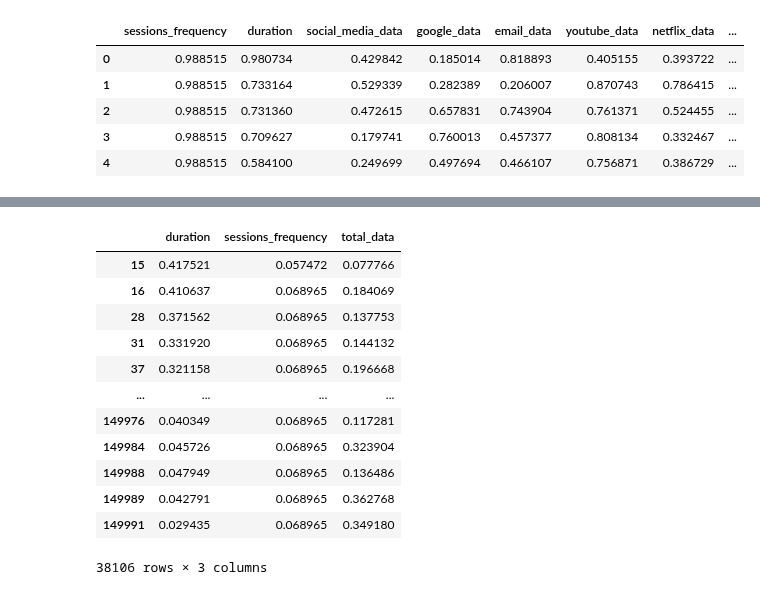
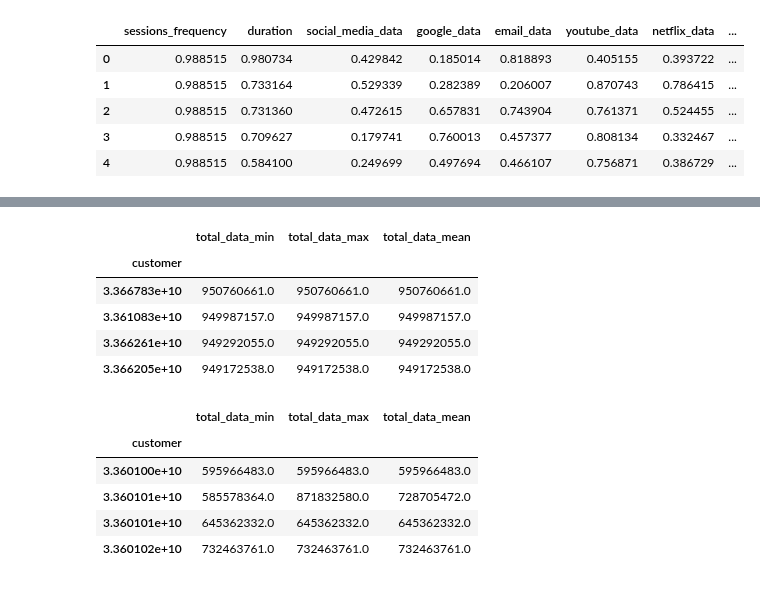
Before and after one commit to tutorialcreation/TelComChallenge, a Jupyter notebook: notebooks/Modelling.ipynb, the cells around one changed output, grey strips where cells are left out. Cells and saved outputs as stored; diff of their text form; code cells hidden in the pictures.

Commit message:
added aggregations

```diff
--- a/notebooks/Modelling.ipynb
+++ b/notebooks/Modelling.ipynb
@@ -215,16 +183,23 @@ kmeans_df[label==1]
-# %%
-kmeans_df[label==2]
-# %% [output]
-|  | duration | sessions_frequency | total_data |
-| 15 | 0.417521 | 0.057472 | 0.077766 |
-| 16 | 0.410637 | 0.068965 | 0.184069 |
-| 28 | 0.371562 | 0.068965 | 0.137753 |
-| 31 | 0.331920 | 0.068965 | 0.144132 |
-| 37 | 0.321158 | 0.068965 | 0.196668 |
-| ... | ... | ... | ... |
-| 149976 | 0.040349 | 0.068965 | 0.117281 |
-| 149984 | 0.045726 | 0.068965 | 0.323904 |
-| 149988 | 0.047949 | 0.068965 | 0.136486 |
-| 149989 | 0.042791 | 0.068965 | 0.362768 |
-| 149991 | 0.029435 | 0.068965 | 0.349180 |
-38106 rows × 3 columns
+# %%
+# first group
+cluster_1 = app_df[app_df['y_pred']==0]
+traffic_aggregation = aggregation_cols(cluster_1,'customer','total_data')
+top_customers_traffic.head(4)
+# %% [output]
+|  | total_data_min | total_data_max | total_data_mean |
+| customer |  |  |  |
+| 3.366783e+10 | 950760661.0 | 950760661.0 | 950760661.0 |
+| 3.361083e+10 | 949987157.0 | 949987157.0 | 949987157.0 |
+| 3.366261e+10 | 949292055.0 | 949292055.0 | 949292055.0 |
+| 3.366205e+10 | 949172538.0 | 949172538.0 | 949172538.0 |
+# %%
+cluster_2 = app_df[app_df['y_pred']==1]
+traffic_aggregation = aggregation_cols(cluster_1,'customer','total_data')
+traffic_aggregation.head(4)
+# %% [output]
+|  | total_data_min | total_data_max | total_data_mean |
+| customer |  |  |  |
+| 3.360100e+10 | 595966483.0 | 595966483.0 | 595966483.0 |
+| 3.360101e+10 | 585578364.0 | 871832580.0 | 728705472.0 |
+| 3.360101e+10 | 645362332.0 | 645362332.0 | 645362332.0 |
+| 3.360102e+10 | 732463761.0 | 732463761.0 | 732463761.0 |
```
Also changed, not shown: parts of 5 cells of this notebook.
